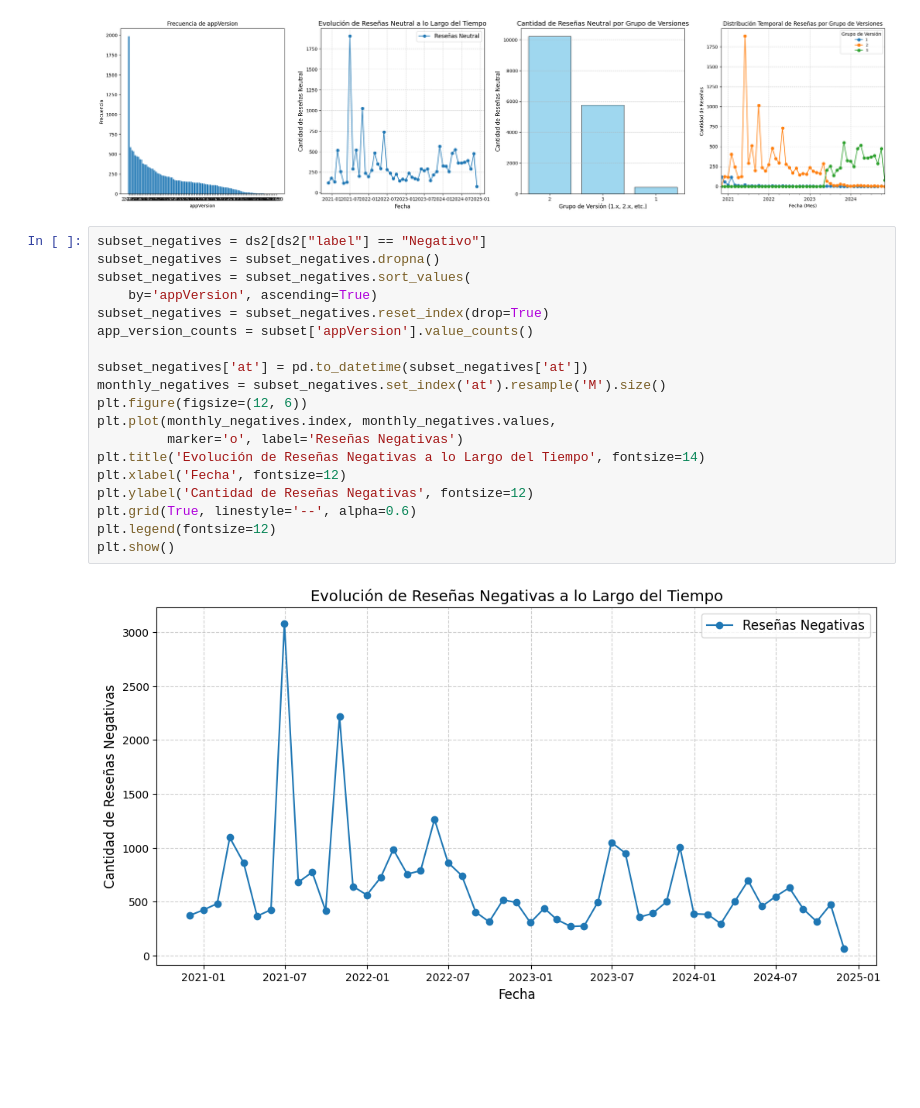
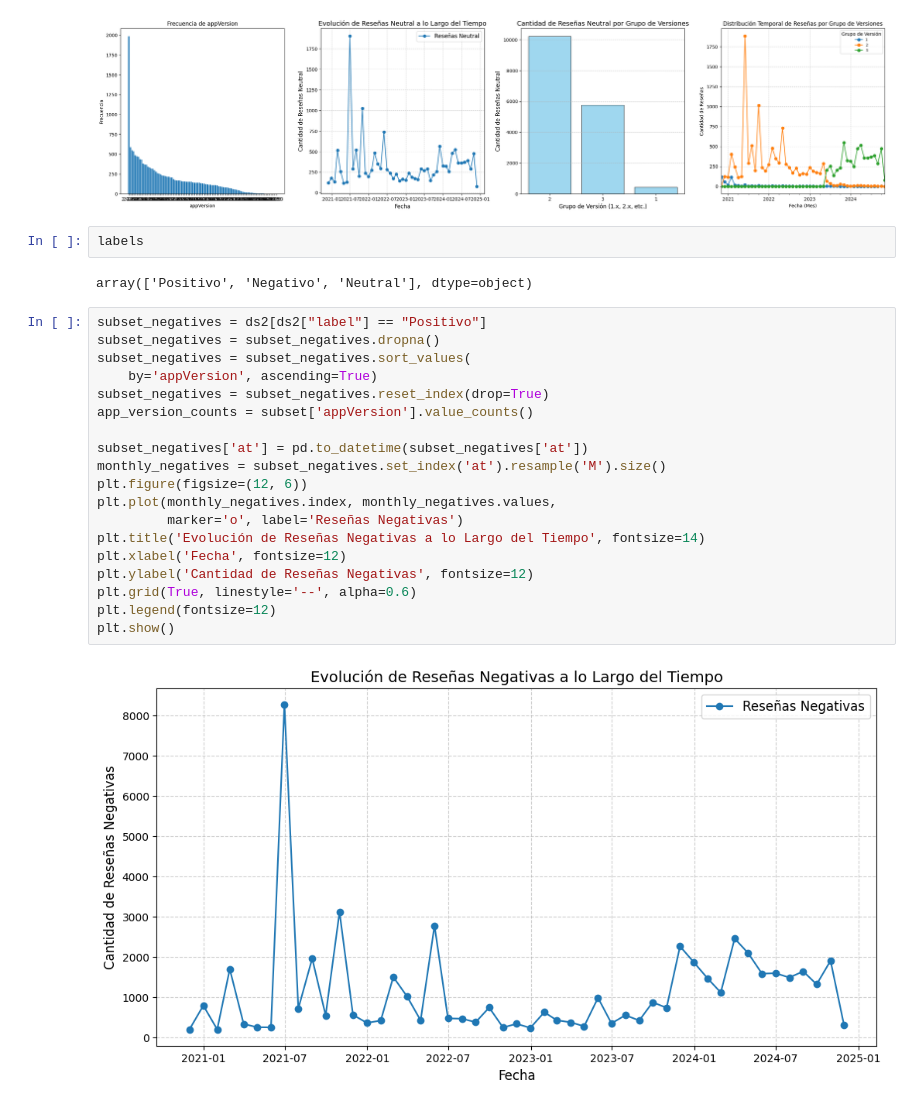
Before and after one commit to LuisSante/sentiment-analysis, a Jupyter notebook: colabs/columns_our.ipynb, the cells around one changed output. Saved outputs shown, nothing was run; the diff lists cells and outputs as text; blank space fills up the shorter version.

```diff
--- a/colabs/columns_our.ipynb
+++ b/colabs/columns_our.ipynb
@@ -114,24 +114,28 @@ for i in labels:
 [figure]
 [figure]
 [figure]
+# %%
+labels
+# %% [output]
+array(['Positivo', 'Negativo', 'Neutral'], dtype=object)
 # %%
-subset_negatives = ds2[ds2["label"] == "Negativo"]
+subset_negatives = ds2[ds2["label"] == "Positivo"]
 subset_negatives = subset_negatives.dropna()
 subset_negatives = subset_negatives.sort_values(
     by='appVersion', ascending=True)
 subset_negatives = subset_negatives.reset_index(drop=True)
 app_version_counts = subset['appVersion'].value_counts()
 
 subset_negatives['at'] = pd.to_datetime(subset_negatives['at'])
 monthly_negatives = subset_negatives.set_index('at').resample('M').size()
 plt.figure(figsize=(12, 6))
 plt.plot(monthly_negatives.index, monthly_negatives.values,
          marker='o', label='Reseñas Negativas')
 plt.title('Evolución de Reseñas Negativas a lo Largo del Tiempo', fontsize=14)
 plt.xlabel('Fecha', fontsize=12)
 plt.ylabel('Cantidad de Reseñas Negativas', fontsize=12)
 plt.grid(True, linestyle='--', alpha=0.6)
 plt.legend(fontsize=12)
 plt.show()
 # %% [output]
-[figure, old version]
+[figure, new version]
```
Also changed, not shown: parts of 3 cells of this notebook, 2 other files.
